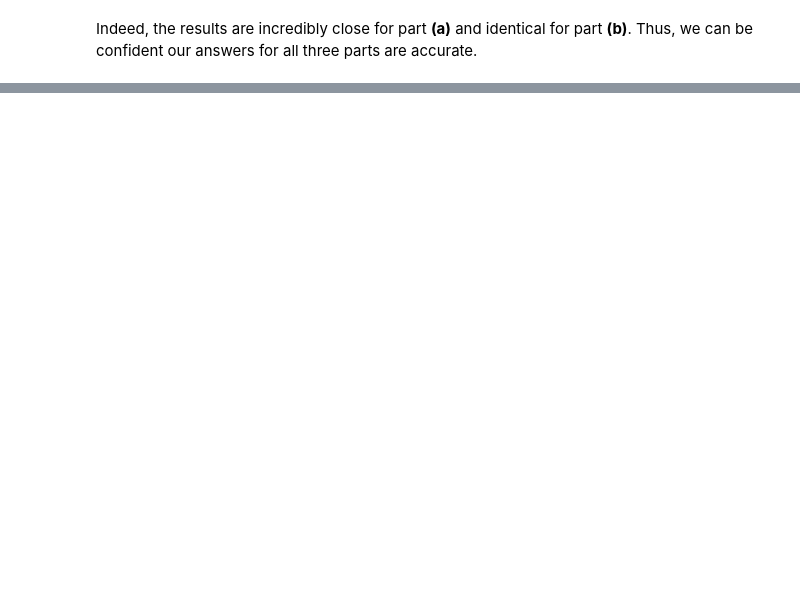
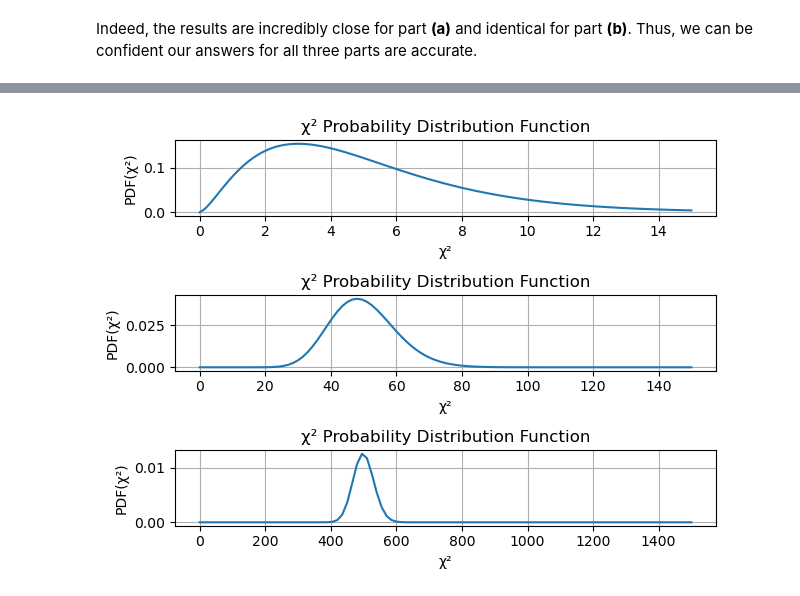
Before and after one commit to lemondoroshow/geoscienceModeling, a Jupyter notebook: review/probability.ipynb, the cells around one changed output, grey strips where cells are left out. Saved outputs shown, nothing was run; the diff lists cells and outputs as text; code cells hidden in the pictures; blank space fills up the shorter version.

Commit message:
Solve part 2 of probability

```diff
--- a/review/probability.ipynb
+++ b/review/probability.ipynb
@@ -87,0 +80,21 @@ Indeed, the results are incredibly close for part **(a)** and identical for part
+# %%
+fig, axs = plt.subplots(3, 1)
+
+nus = [5, 50, 500]
+
+for i in range(0, 3, 1):
+
+    nu = nus[i]
+    x = np.linspace(0, 3*nu, 101)
+    P_x = stats.chi2.pdf(x, nu)
+    axs[i].plot(x, P_x)
+
+    # Note that Python does not have built in LaTeX support for matplotlib labels
+    axs[i].set_xlabel("χ²")
+    axs[i].set_ylabel("PDF(χ²)")
+    axs[i].set_title("χ² Probability Distribution Function")
+    axs[i].grid(visible = True)
+
+fig.tight_layout()
+# %% [output]
+[figure, added]
```
Also changed, not shown: parts of 9 cells of this notebook.
